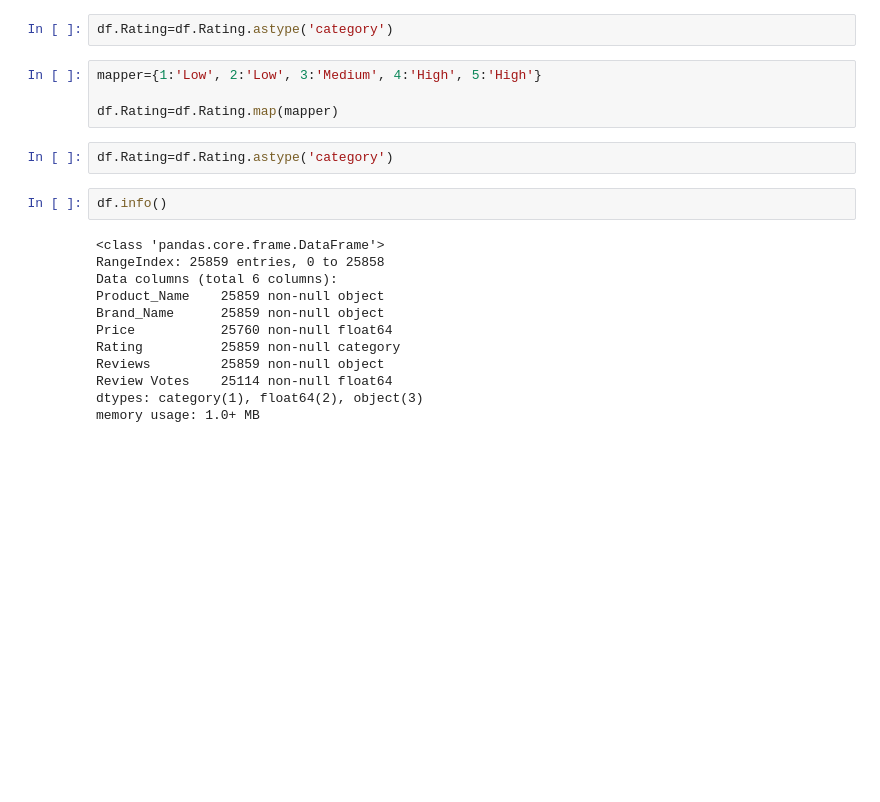
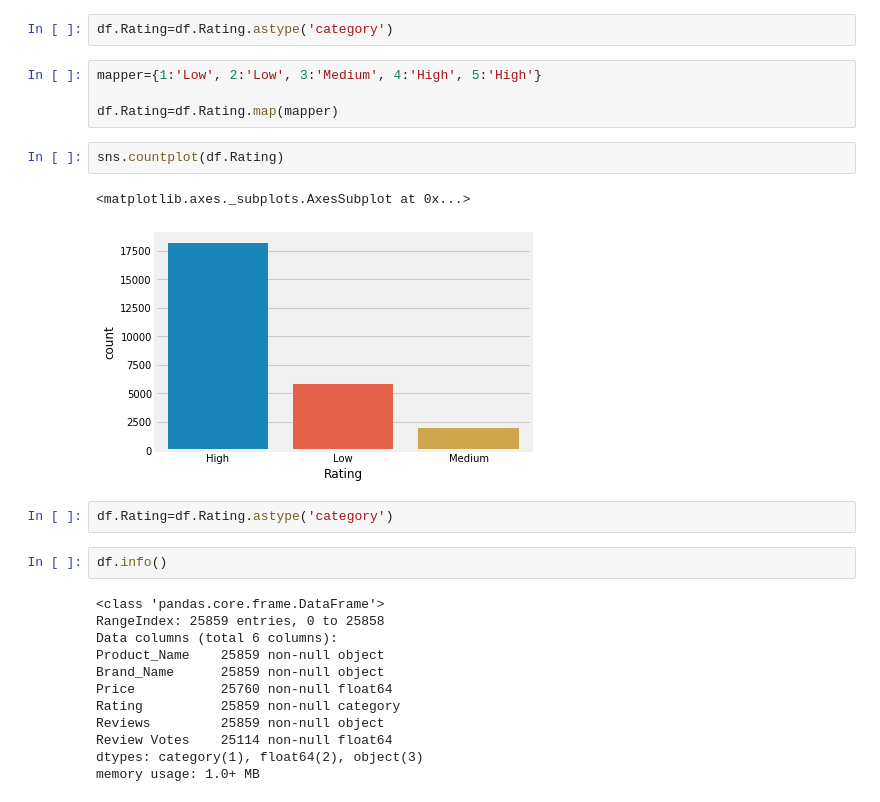
Before and after one commit to B2BDA/Amazon-Reviews---Predict-Ratings, a Jupyter notebook: Amazon Review + glm + nbc + rfc + pipeline + lemma + cvec-tfidf.ipynb, the cells around one changed output. Cells and saved outputs as stored; diff of their text form; blank space fills up the shorter version.

```diff
--- a/Amazon Review + glm + nbc + rfc + pipeline + lemma + cvec-tfidf.ipynb
+++ b/Amazon Review + glm + nbc + rfc + pipeline + lemma + cvec-tfidf.ipynb
@@ -49,6 +49,11 @@ df.Rating=df.Rating.astype('category')
 mapper={1:'Low', 2:'Low', 3:'Medium', 4:'High', 5:'High'}
 
 df.Rating=df.Rating.map(mapper)
+# %%
+sns.countplot(df.Rating)
+# %% [output]
+<matplotlib.axes._subplots.AxesSubplot at 0x...>
+[figure, added]
 # %%
 df.Rating=df.Rating.astype('category')
 # %%
```
Also changed, not shown: parts of 12 cells of this notebook.
